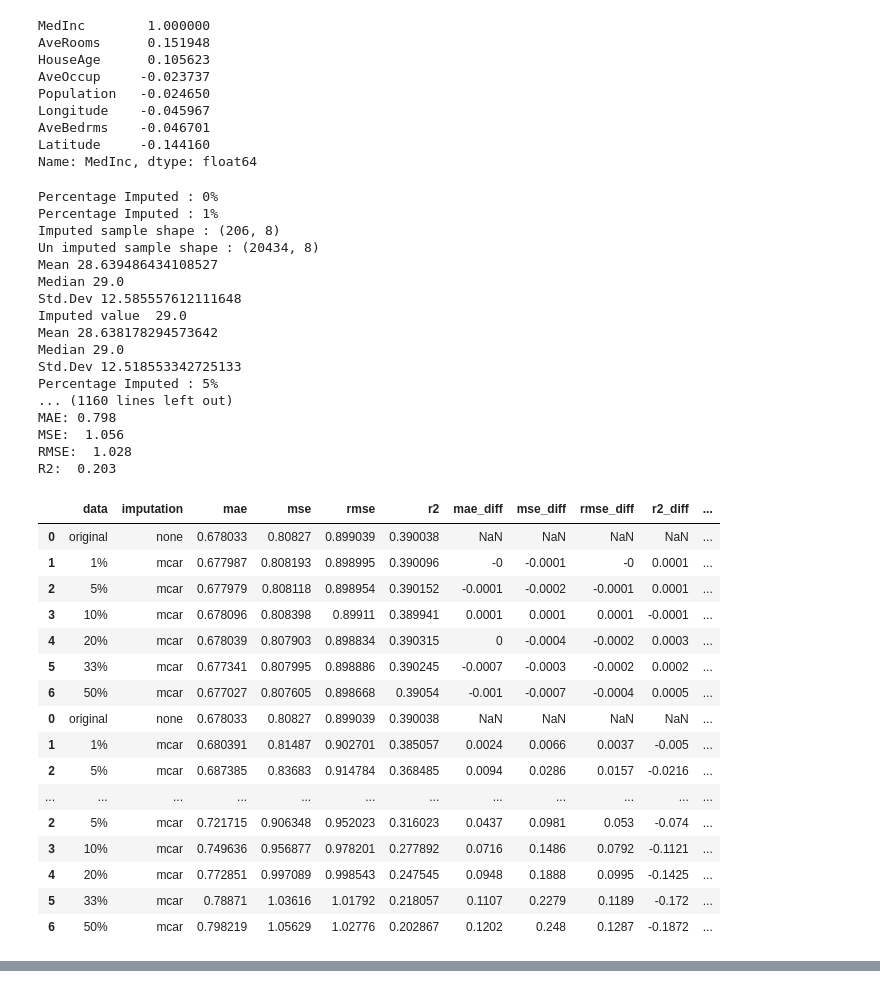
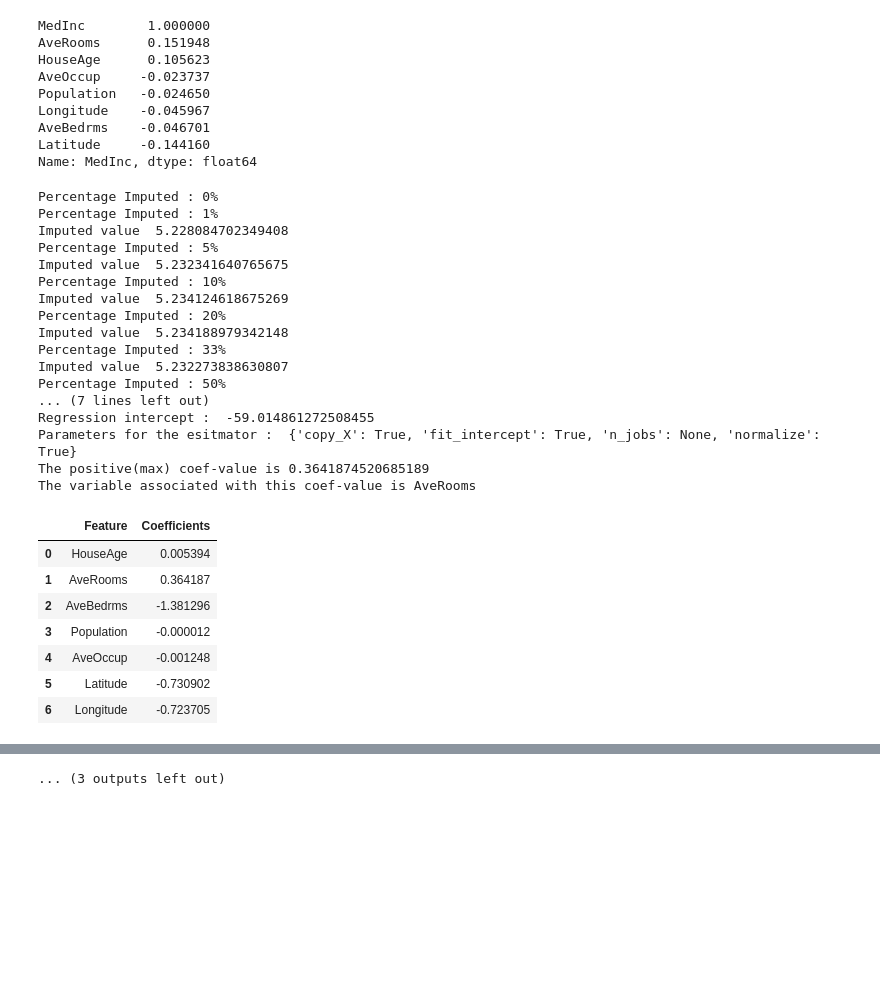
Before and after one commit to ngupta23/ds7333_qtw, a Jupyter notebook: case_study_5/analysis/bhuvana/MissingDataAnalysis_cs5.ipynb, the cells around one changed output, grey strips where cells are left out. Cells and saved outputs as stored; diff of their text form; code cells hidden in the pictures; blank space fills up the shorter version.

Commit message:
changes added to include model coeff

```diff
--- a/case_study_5/analysis/bhuvana/MissingDataAnalysis_cs5.ipynb
+++ b/case_study_5/analysis/bhuvana/MissingDataAnalysis_cs5.ipynb
@@ -195,7 +213,6 @@ def run_all_model(imputed_df_dict,df):
     model_result = {}
     for k in imputed_df_dict:
         imputed_df = imputed_df_dict[k]
-        result= {}
         keyVal=["",0]
         if k==0.0:
             train_set,test_set = get_train_test_split(imputed_df)
@@ -204,31 +221,31 @@ def run_all_model(imputed_df_dict,df):
             train_set = imputed_df.iloc[train_index]
             test_set = imputed_df.iloc[test_index]
             keyVal = k.split("-")
-        print("Handling data with {}% imputation".format(int(float(keyVal[1])*100)))
+        printString = "Handling data with {}% imputation".format(int(float(keyVal[1])*100))
+        print("\n"+printString)
+        print("-"*len(printString))
         X_train,Y_train,X_test,Y_test = get_train_test_matrix(train_set,test_set)
         model = get_LR_model(X_train,Y_train)
         print_model_params(model,df)
-        mae,mse,rmse_val,r2 = get_all_error_calc(model,X_test,Y_test)
-        result["mae"]=mae
-        result["mse"]=mse
-        result["rmse_val"]=rmse_val
-        result["r2"]=r2
+        result = get_all_error_calc(model,X_test,Y_test,df.columns.tolist())
         model_result[k] = result
     return model_result
 # %%
 def get_model_result_df(model_result):
-    cols = ["data","imputation","mae","mse","rmse","r2","mae_diff","mse_diff","rmse_diff","r2_diff"]
+    cols = ["data","imputation","mae","mse","rmse","r2","mae_diff","mse_diff","rmse_diff","r2_diff","coefficient_features","intercept"]
     df_index = range(len(model_result))
     result_df = pd.DataFrame(columns=cols, index=df_index)
     indx=0
     base_mae = base_mse = base_rmse_val = base_r2 = mae_diff = mse_diff = rmse_diff = r2_diff = 0
     for k in model_result:
         result = model_result[k]
+        coeff_features = intercept = data = imputation=""
         mae = result["mae"]
         mse = result["mse"]
         rmse_val = result["rmse_val"]
         r2 = result["r2"]
-        data = imputation=""
+        coeff_features = result["co_efficient_feature"]
+        intercept = result["intercept"]
         keyVal=["",0]
         if k==0.0:
             data = "original"
@@ -259,6 +276,10 @@ def get_model_result_df(model_result):
         result_df.loc[indx].mse_diff = round(mse_diff,4)
         result_df.loc[indx].rmse_diff = round(rmse_diff,4)
         result_df.loc[indx].r2_diff = round(r2_diff,4)
+        result_df.loc[indx].coefficient_features = coeff_features
+        result_df.loc[indx].intercept = intercept
+
+        #pd.DataFrame({"Feature":X_train.columns.tolist(),"Coefficients":logreg.coef_[0]})
         indx=indx+1
     return result_df
 # %%
@@ -302,50 +323,40 @@ def get_mcar_imputed_df(impute_fractions,housing_df,impute_variable,impute_with=
 # %%
 #Evaluating Case 1 - MIssing completely at random
 mcar_impute_fraction_list = [0.0,0.01,0.05,0.1,0.2,0.33,0.5]
-cols = cal.columns[1:]
+cols = ["AveRooms"]#cal.columns[1:]
 #imputed_df_dict = {}
 results = pd.DataFrame()
 for c in cols:
     imputed_df_dict = get_mcar_imputed_df(mcar_impute_fraction_list,cal,c,"median")
     model_result = run_all_model(imputed_df_dict,cal)
     model_result_df = get_model_result_df(model_result)
-    model_result_df['columnName'] = c
+    model_result_df['Imputed_columnName'] = c
     results = results.append(model_result_df)
-display(results)
 
 #todo - add coeeff for each var
 # %% [output]
 Percentage Imputed : 0%
 Percentage Imputed : 1%
-Imputed sample shape : (206, 8)
-Un imputed sample shape : (20434, 8)
-Mean 28.639486434108527
-Median 29.0
-Std.Dev 12.585557612111648
-Imputed value  29.0
-Mean 28.638178294573642
-Median 29.0
-Std.Dev 12.518553342725133
+Imputed value  5.228084702349408
 Percentage Imputed : 5%
-... (1160 lines left out)
-MAE: 0.798
-MSE:  1.056
-RMSE:  1.028
-R2:  0.203
+Imputed value  5.232341640765675
+Percentage Imputed : 10%
+Imputed value  5.234124618675269
+Percentage Imputed : 20%
+Imputed value  5.234188979342148
+Percentage Imputed : 33%
+Imputed value  5.232273838630807
+Percentage Imputed : 50%
+... (7 lines left out)
+Regression intercept :  -59.014861272508455
+Parameters for the esitmator :  {'copy_X': True, 'fit_intercept': True, 'n_jobs': None, 'normalize': True}
+The positive(max) coef-value is 0.3641874520685189
+The variable associated with this coef-value is AveRooms
-|  | data | imputation | mae | mse | rmse | r2 | mae_diff | mse_diff | rmse_diff | r2_diff | ... |
-| 0 | original | none | 0.678033 | 0.80827 | 0.899039 | 0.390038 | NaN | NaN | NaN | NaN | ... |
-| 1 | 1% | mcar | 0.677987 | 0.808193 | 0.898995 | 0.390096 | -0 | -0.0001 | -0 | 0.0001 | ... |
-| 2 | 5% | mcar | 0.677979 | 0.808118 | 0.898954 | 0.390152 | -0.0001 | -0.0002 | -0.0001 | 0.0001 | ... |
-| 3 | 10% | mcar | 0.678096 | 0.808398 | 0.89911 | 0.389941 | 0.0001 | 0.0001 | 0.0001 | -0.0001 | ... |
-| 4 | 20% | mcar | 0.678039 | 0.807903 | 0.898834 | 0.390315 | 0 | -0.0004 | -0.0002 | 0.0003 | ... |
-| 5 | 33% | mcar | 0.677341 | 0.807995 | 0.898886 | 0.390245 | -0.0007 | -0.0003 | -0.0002 | 0.0002 | ... |
-| 6 | 50% | mcar | 0.677027 | 0.807605 | 0.898668 | 0.39054 | -0.001 | -0.0007 | -0.0004 | 0.0005 | ... |
-| 0 | original | none | 0.678033 | 0.80827 | 0.899039 | 0.390038 | NaN | NaN | NaN | NaN | ... |
-| 1 | 1% | mcar | 0.680391 | 0.81487 | 0.902701 | 0.385057 | 0.0024 | 0.0066 | 0.0037 | -0.005 | ... |
-| 2 | 5% | mcar | 0.687385 | 0.83683 | 0.914784 | 0.368485 | 0.0094 | 0.0286 | 0.0157 | -0.0216 | ... |
-| ... | ... | ... | ... | ... | ... | ... | ... | ... | ... | ... | ... |
-| 2 | 5% | mcar | 0.721715 | 0.906348 | 0.952023 | 0.316023 | 0.0437 | 0.0981 | 0.053 | -0.074 | ... |
-| 3 | 10% | mcar | 0.749636 | 0.956877 | 0.978201 | 0.277892 | 0.0716 | 0.1486 | 0.0792 | -0.1121 | ... |
-| 4 | 20% | mcar | 0.772851 | 0.997089 | 0.998543 | 0.247545 | 0.0948 | 0.1888 | 0.0995 | -0.1425 | ... |
-| 5 | 33% | mcar | 0.78871 | 1.03616 | 1.01792 | 0.218057 | 0.1107 | 0.2279 | 0.1189 | -0.172 | ... |
-| 6 | 50% | mcar | 0.798219 | 1.05629 | 1.02776 | 0.202867 | 0.1202 | 0.248 | 0.1287 | -0.1872 | ... |
+|  | Feature | Coefficients |
+| 0 | HouseAge | 0.005394 |
+| 1 | AveRooms | 0.364187 |
+| 2 | AveBedrms | -1.381296 |
+| 3 | Population | -0.000012 |
+| 4 | AveOccup | -0.001248 |
+| 5 | Latitude | -0.730902 |
+| 6 | Longitude | -0.723705 |
@@ -351,0 +488 @@ R2:  0.203
+... (3 outputs left out)
```
Also changed, not shown: parts of 12 cells of this notebook.
